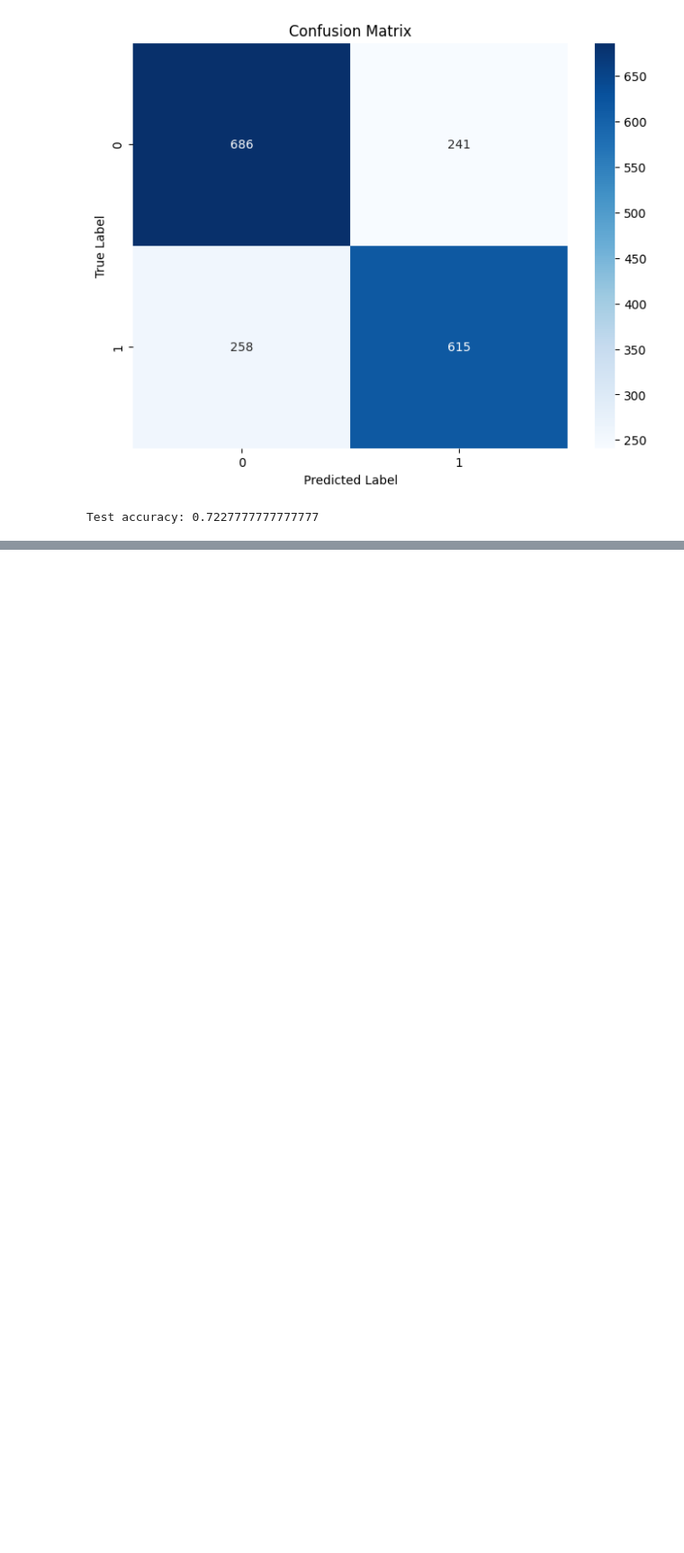
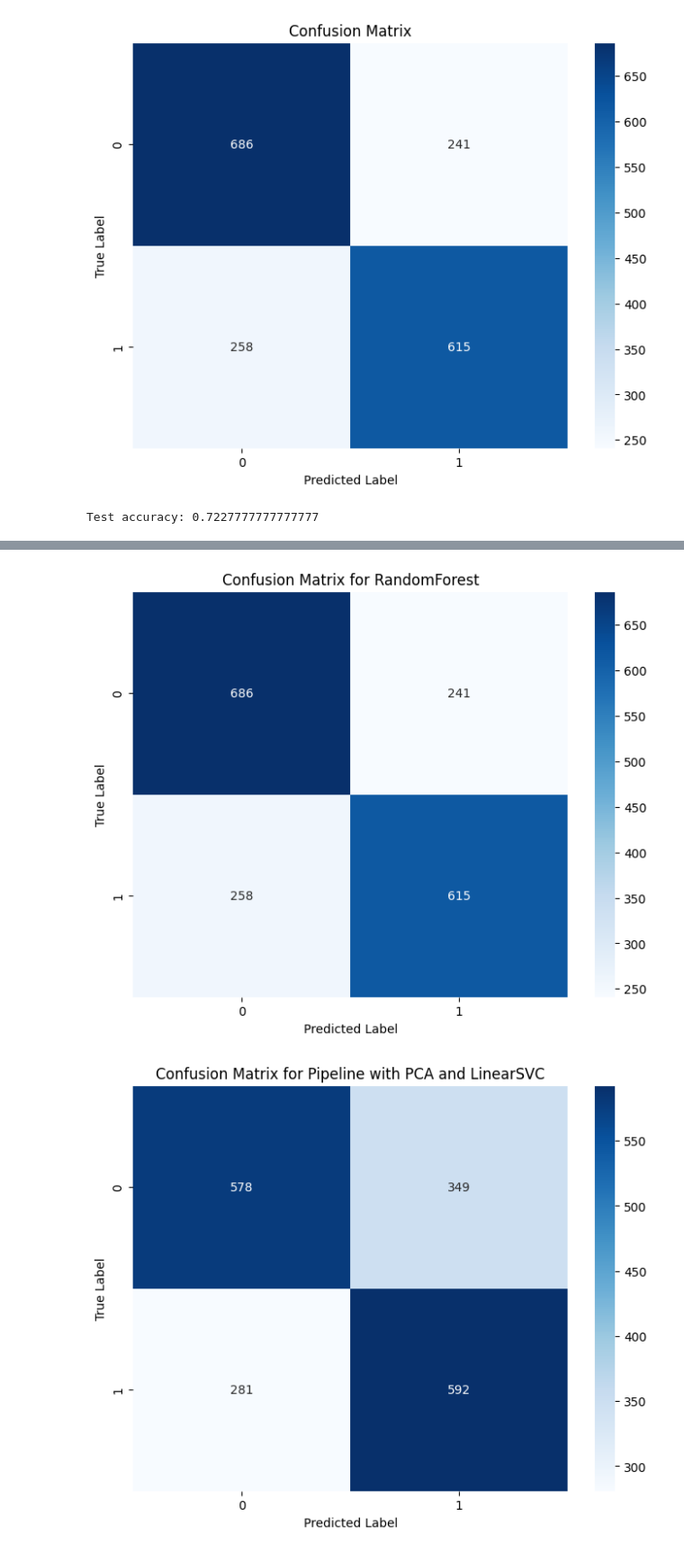
Before and after one commit to KevinYan2025/ML-group1, a Jupyter notebook: notebook.ipynb, the cells around one changed output, grey strips where cells are left out. Shown: that part at 90% size. Saved outputs shown, nothing was run; the diff lists cells and outputs as text; code cells hidden in the pictures; blank space fills up the shorter version.

```diff
--- a/notebook.ipynb
+++ b/notebook.ipynb
@@ -113,6 +113,7 @@ plt.show()
 
 # Make predictions
 y_pred = pipeline.predict(X_test)
+y_pred_pipeline = y_pred
 
 # Evaluate the model
 accuracy = accuracy_score(y_test, y_pred)
@@ -293,6 +294,7 @@ rf_classifier.fit(X_train, y_train)
 
 # Predict on the test set
 y_pred = rf_classifier.predict(X_test)
+y_pred_rf = y_pred
 
 # Feature Importances
 feature_importances = rf_classifier.feature_importances_
@@ -321,0 +366,20 @@ Test accuracy: 0.7227777777777777
+# %%
+# Plot confusion matrices
+def plot_confusion_matrix(cm, title='Confusion Matrix', cmap=plt.cm.Blues):
+    plt.figure(figsize=(8, 6))
+    sns.heatmap(cm, annot=True, fmt='d', cmap=cmap)
+    plt.title(title)
+    plt.xlabel('Predicted Label')
+    plt.ylabel('True Label')
+    plt.show()
+
+# Compute confusion matrices
+cm_rf = confusion_matrix(y_test, y_pred_rf)
+cm_pipeline = confusion_matrix(y_test, y_pred_pipeline)
+
+# Plot confusion matrices for each model
+plot_confusion_matrix(cm_rf, title='Confusion Matrix for RandomForest')
+plot_confusion_matrix(cm_pipeline, title='Confusion Matrix for Pipeline with PCA and LinearSVC')
+# %% [output]
+[figure, added]
+[figure, added]
```
Also changed, not shown: parts of 5 cells of this notebook, 10 other files.
